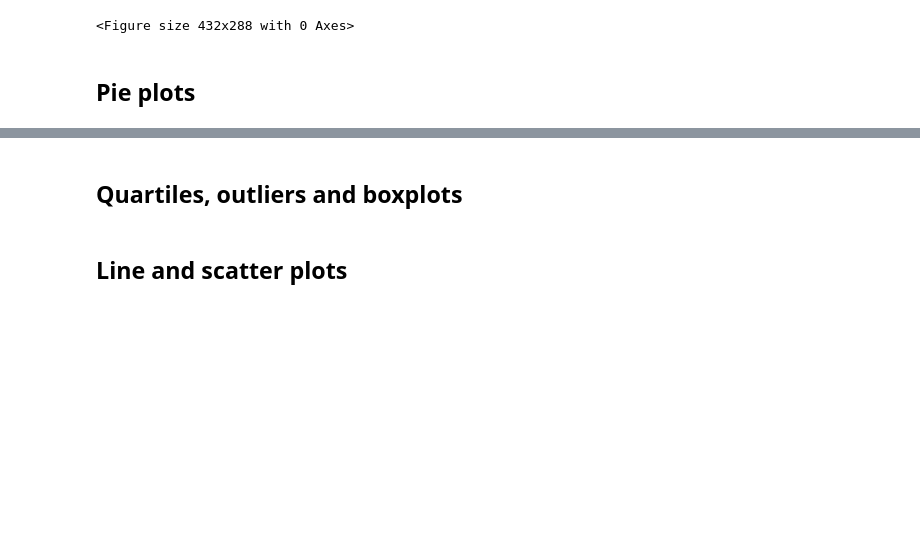
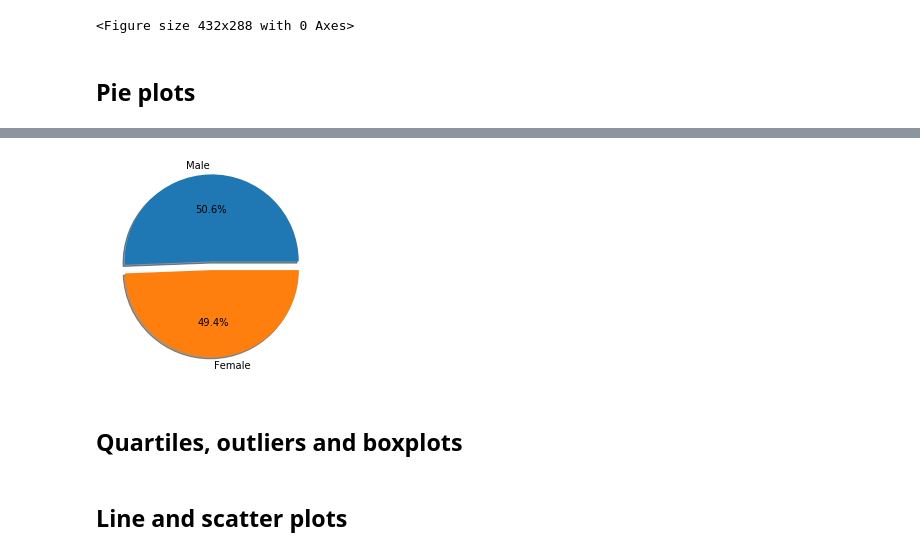
Before and after one commit to BenSnyder90/matplotlib-challenge, a Jupyter notebook: Pymaceuticals/pymaceuticals_starter.ipynb, the cells around one changed output, grey strips where cells are left out. Saved outputs shown, nothing was run; the diff lists cells and outputs as text; code cells hidden in the pictures; blank space fills up the shorter version.

```diff
--- a/Pymaceuticals/pymaceuticals_starter.ipynb
+++ b/Pymaceuticals/pymaceuticals_starter.ipynb
@@ -150,9 +157,16 @@ plt.tight_layout()
 # %%
 # Generate a pie plot showing the distribution of female versus male mice using pyplot
 
 #Get the total number of male mice and female mice, and store them in a list
 #Store the gender names in a list
 #Use pyplot to make the pie chart
+explode = (.1,0)
+label = ["Male","Female"]
+
+plt.pie(gender_df,explode=explode,labels=label,autopct="%1.1f%%",shadow=True,startangle=0)
+plt.show()
+# %% [output]
+[figure, added]
 # %% [markdown]
 ## Quartiles, outliers and boxplots
 # %%
```
Also changed, not shown: parts of 1 cell of this notebook.
